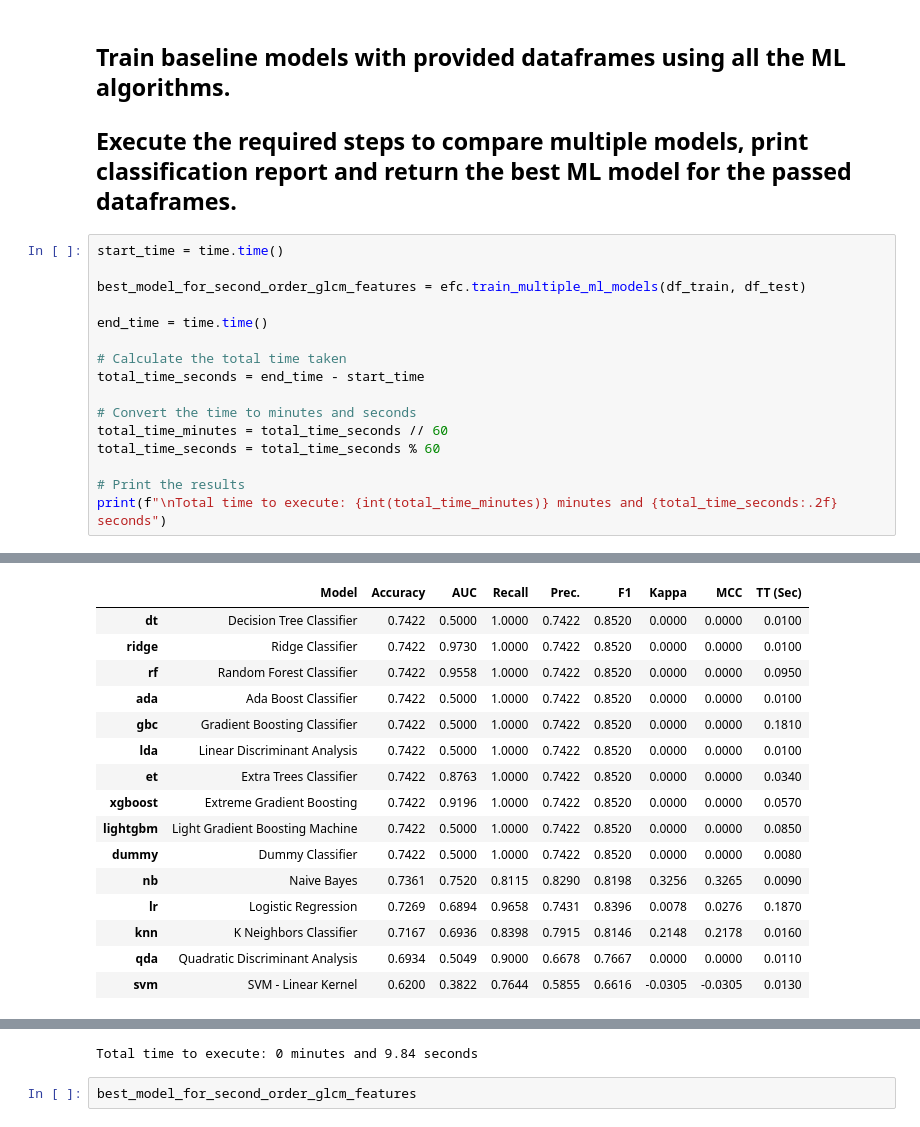
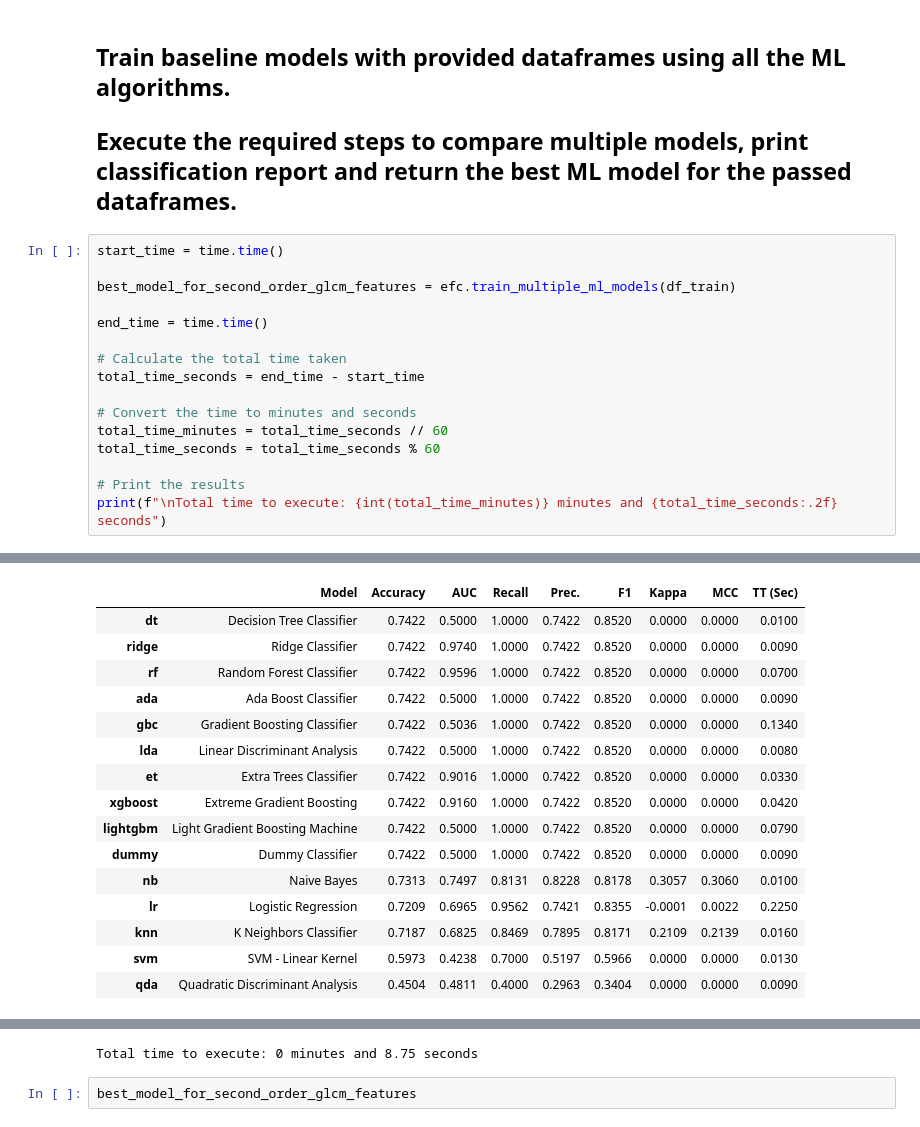
Before and after one commit to kraviteja95usd/pneumonia-detection-in-chest-X-rays, a Jupyter notebook: bin/Second_Order_GLCM_Features_Classification.ipynb, the cells around one changed output, grey strips where cells are left out. Saved outputs shown, nothing was run; the diff lists cells and outputs as text.

```diff
--- a/bin/Second_Order_GLCM_Features_Classification.ipynb
+++ b/bin/Second_Order_GLCM_Features_Classification.ipynb
@@ -167,7 +167,7 @@ efc.plots_for_all_features(df_test, df_test.columns.tolist())
 # %%
 start_time = time.time()
 
-best_model_for_second_order_glcm_features = efc.train_multiple_ml_models(df_train, df_test)
+best_model_for_second_order_glcm_features = efc.train_multiple_ml_models(df_train)
 
 end_time = time.time()
 
@@ -201,22 +201,22 @@ print(f"\nTotal time to execute: {int(total_time_minutes)} minutes and {total_ti
 [interactive output not drawn]
 |  | Model | Accuracy | AUC | Recall | Prec. | F1 | Kappa | MCC | TT (Sec) |
 | dt | Decision Tree Classifier | 0.7422 | 0.5000 | 1.0000 | 0.7422 | 0.8520 | 0.0000 | 0.0000 | 0.0100 |
-| ridge | Ridge Classifier | 0.7422 | 0.9730 | 1.0000 | 0.7422 | 0.8520 | 0.0000 | 0.0000 | 0.0100 |
-| rf | Random Forest Classifier | 0.7422 | 0.9558 | 1.0000 | 0.7422 | 0.8520 | 0.0000 | 0.0000 | 0.0950 |
-| ada | Ada Boost Classifier | 0.7422 | 0.5000 | 1.0000 | 0.7422 | 0.8520 | 0.0000 | 0.0000 | 0.0100 |
-| gbc | Gradient Boosting Classifier | 0.7422 | 0.5000 | 1.0000 | 0.7422 | 0.8520 | 0.0000 | 0.0000 | 0.1810 |
-| lda | Linear Discriminant Analysis | 0.7422 | 0.5000 | 1.0000 | 0.7422 | 0.8520 | 0.0000 | 0.0000 | 0.0100 |
-| et | Extra Trees Classifier | 0.7422 | 0.8763 | 1.0000 | 0.7422 | 0.8520 | 0.0000 | 0.0000 | 0.0340 |
-| xgboost | Extreme Gradient Boosting | 0.7422 | 0.9196 | 1.0000 | 0.7422 | 0.8520 | 0.0000 | 0.0000 | 0.0570 |
-| lightgbm | Light Gradient Boosting Machine | 0.7422 | 0.5000 | 1.0000 | 0.7422 | 0.8520 | 0.0000 | 0.0000 | 0.0850 |
-| dummy | Dummy Classifier | 0.7422 | 0.5000 | 1.0000 | 0.7422 | 0.8520 | 0.0000 | 0.0000 | 0.0080 |
-| nb | Naive Bayes | 0.7361 | 0.7520 | 0.8115 | 0.8290 | 0.8198 | 0.3256 | 0.3265 | 0.0090 |
-| lr | Logistic Regression | 0.7269 | 0.6894 | 0.9658 | 0.7431 | 0.8396 | 0.0078 | 0.0276 | 0.1870 |
-| knn | K Neighbors Classifier | 0.7167 | 0.6936 | 0.8398 | 0.7915 | 0.8146 | 0.2148 | 0.2178 | 0.0160 |
-| qda | Quadratic Discriminant Analysis | 0.6934 | 0.5049 | 0.9000 | 0.6678 | 0.7667 | 0.0000 | 0.0000 | 0.0110 |
-| svm | SVM - Linear Kernel | 0.6200 | 0.3822 | 0.7644 | 0.5855 | 0.6616 | -0.0305 | -0.0305 | 0.0130 |
+| ridge | Ridge Classifier | 0.7422 | 0.9740 | 1.0000 | 0.7422 | 0.8520 | 0.0000 | 0.0000 | 0.0090 |
+| rf | Random Forest Classifier | 0.7422 | 0.9596 | 1.0000 | 0.7422 | 0.8520 | 0.0000 | 0.0000 | 0.0700 |
+| ada | Ada Boost Classifier | 0.7422 | 0.5000 | 1.0000 | 0.7422 | 0.8520 | 0.0000 | 0.0000 | 0.0090 |
+| gbc | Gradient Boosting Classifier | 0.7422 | 0.5036 | 1.0000 | 0.7422 | 0.8520 | 0.0000 | 0.0000 | 0.1340 |
+| lda | Linear Discriminant Analysis | 0.7422 | 0.5000 | 1.0000 | 0.7422 | 0.8520 | 0.0000 | 0.0000 | 0.0080 |
+| et | Extra Trees Classifier | 0.7422 | 0.9016 | 1.0000 | 0.7422 | 0.8520 | 0.0000 | 0.0000 | 0.0330 |
+| xgboost | Extreme Gradient Boosting | 0.7422 | 0.9160 | 1.0000 | 0.7422 | 0.8520 | 0.0000 | 0.0000 | 0.0420 |
+| lightgbm | Light Gradient Boosting Machine | 0.7422 | 0.5000 | 1.0000 | 0.7422 | 0.8520 | 0.0000 | 0.0000 | 0.0790 |
+| dummy | Dummy Classifier | 0.7422 | 0.5000 | 1.0000 | 0.7422 | 0.8520 | 0.0000 | 0.0000 | 0.0090 |
+| nb | Naive Bayes | 0.7313 | 0.7497 | 0.8131 | 0.8228 | 0.8178 | 0.3057 | 0.3060 | 0.0100 |
+| lr | Logistic Regression | 0.7209 | 0.6965 | 0.9562 | 0.7421 | 0.8355 | -0.0001 | 0.0022 | 0.2250 |
+| knn | K Neighbors Classifier | 0.7187 | 0.6825 | 0.8469 | 0.7895 | 0.8171 | 0.2109 | 0.2139 | 0.0160 |
+| svm | SVM - Linear Kernel | 0.5973 | 0.4238 | 0.7000 | 0.5197 | 0.5966 | 0.0000 | 0.0000 | 0.0130 |
+| qda | Quadratic Discriminant Analysis | 0.4504 | 0.4811 | 0.4000 | 0.2963 | 0.3404 | 0.0000 | 0.0000 | 0.0090 |
 [interactive output not drawn]
-Total time to execute: 0 minutes and 9.84 seconds
+Total time to execute: 0 minutes and 8.75 seconds
 # %%
 best_model_for_second_order_glcm_features
 # %% [output]
```
Also changed, not shown: parts of 14 cells of this notebook, 8 other files.
